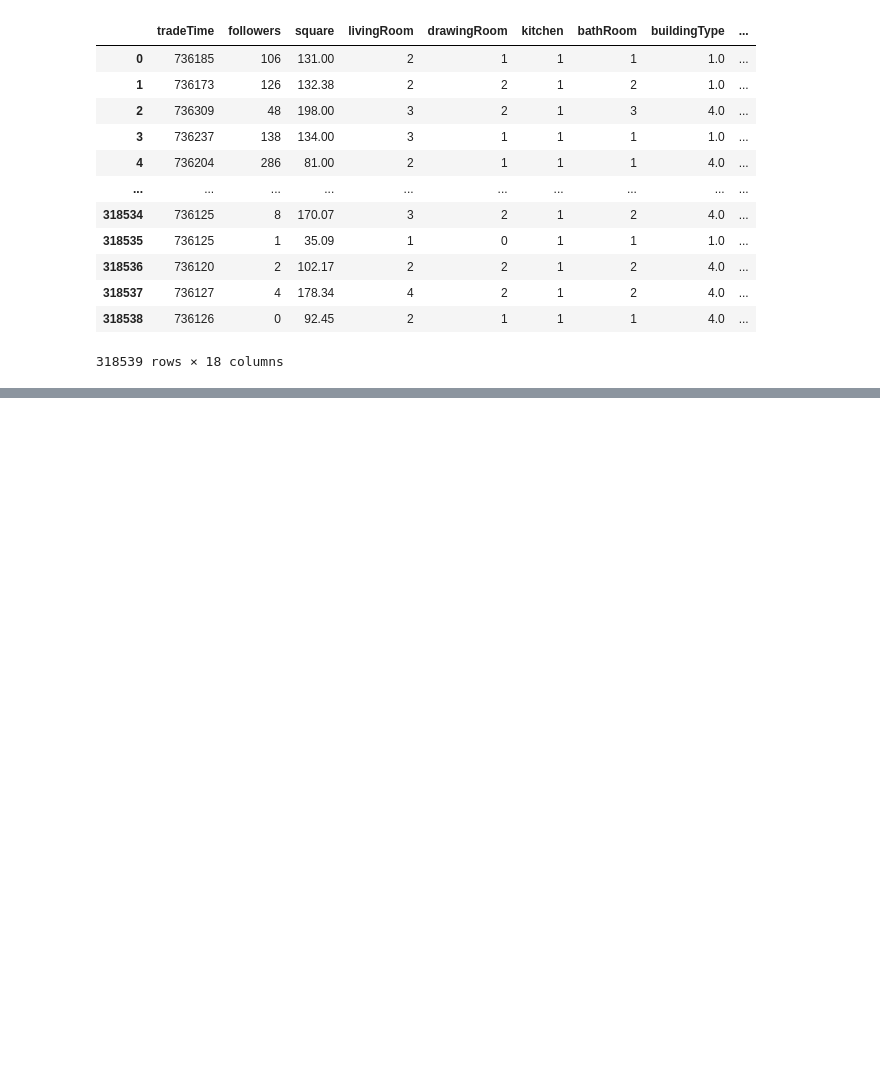
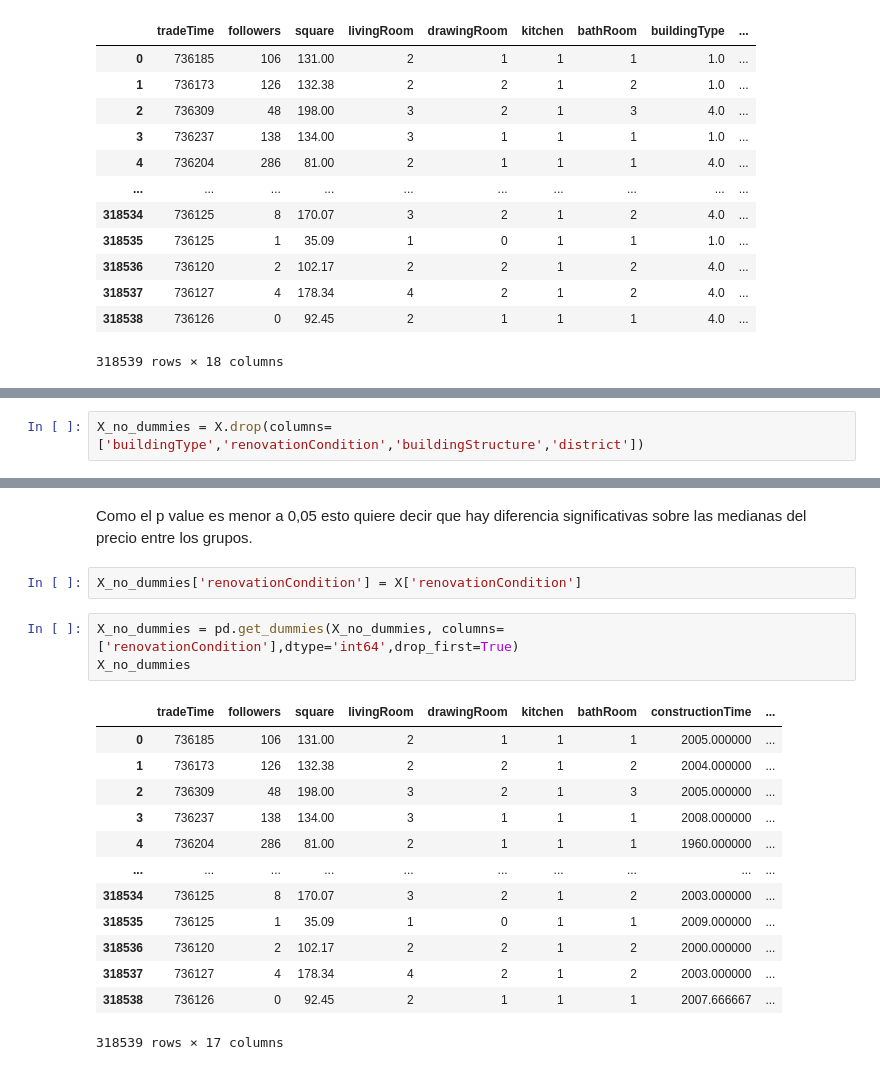
Before and after one commit to ichiP245/TP-Anal-tica-Descriptiva, a Jupyter notebook: notebooks/TP_Descriptiva.ipynb, the cells around one changed output, grey strips where cells are left out. Cells and saved outputs as stored; diff of their text form; blank space fills up the shorter version.

```diff
--- a/notebooks/TP_Descriptiva.ipynb
+++ b/notebooks/TP_Descriptiva.ipynb
@@ -1563,0 +1694,2 @@ dtype: int64
+# %%
+X_no_dummies = X.drop(columns=['buildingType','renovationCondition','buildingStructure','district'])
@@ -1563,0 +1759,21 @@ dtype: int64
+# %% [markdown]
+Como el p value es menor a 0,05 esto quiere decir que hay diferencia significativas sobre las medianas del precio entre los grupos.
+# %%
+X_no_dummies['renovationCondition'] = X['renovationCondition']
+# %%
+X_no_dummies = pd.get_dummies(X_no_dummies, columns=['renovationCondition'],dtype='int64',drop_first=True)
+X_no_dummies
+# %% [output]
+|  | tradeTime | followers | square | livingRoom | drawingRoom | kitchen | bathRoom | constructionTime | ... |
+| 0 | 736185 | 106 | 131.00 | 2 | 1 | 1 | 1 | 2005.000000 | ... |
+| 1 | 736173 | 126 | 132.38 | 2 | 2 | 1 | 2 | 2004.000000 | ... |
+| 2 | 736309 | 48 | 198.00 | 3 | 2 | 1 | 3 | 2005.000000 | ... |
+| 3 | 736237 | 138 | 134.00 | 3 | 1 | 1 | 1 | 2008.000000 | ... |
+| 4 | 736204 | 286 | 81.00 | 2 | 1 | 1 | 1 | 1960.000000 | ... |
+| ... | ... | ... | ... | ... | ... | ... | ... | ... | ... |
+| 318534 | 736125 | 8 | 170.07 | 3 | 2 | 1 | 2 | 2003.000000 | ... |
+| 318535 | 736125 | 1 | 35.09 | 1 | 0 | 1 | 1 | 2009.000000 | ... |
+| 318536 | 736120 | 2 | 102.17 | 2 | 2 | 1 | 2 | 2000.000000 | ... |
+| 318537 | 736127 | 4 | 178.34 | 4 | 2 | 1 | 2 | 2003.000000 | ... |
+| 318538 | 736126 | 0 | 92.45 | 2 | 1 | 1 | 1 | 2007.666667 | ... |
+318539 rows × 17 columns
```
Also changed, not shown: parts of 33 cells of this notebook.
